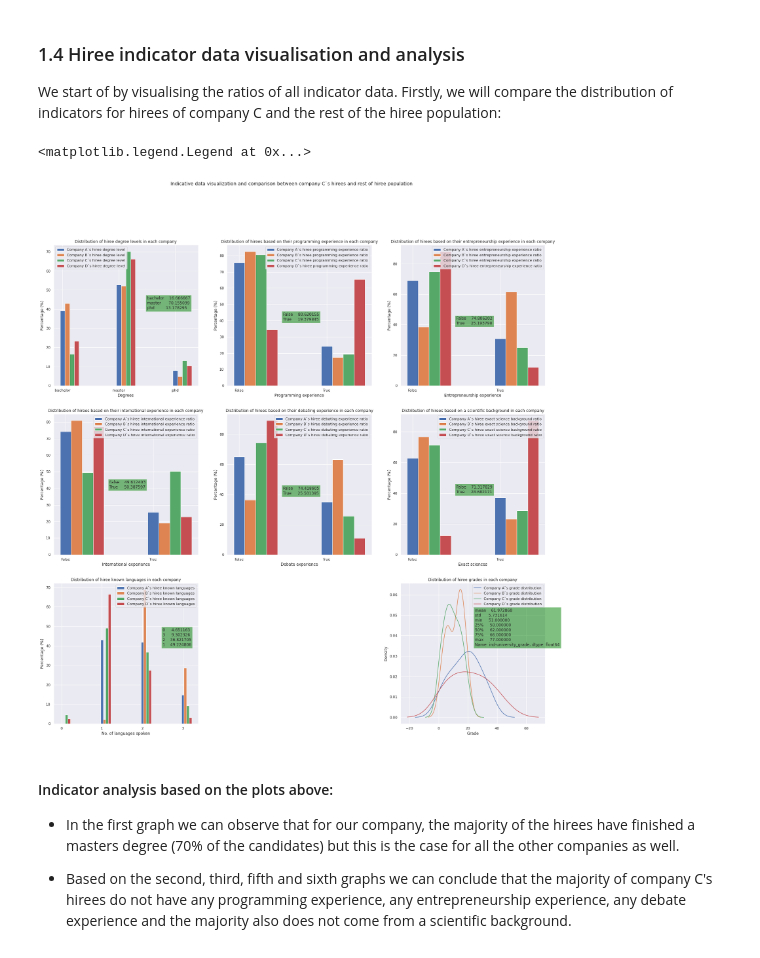
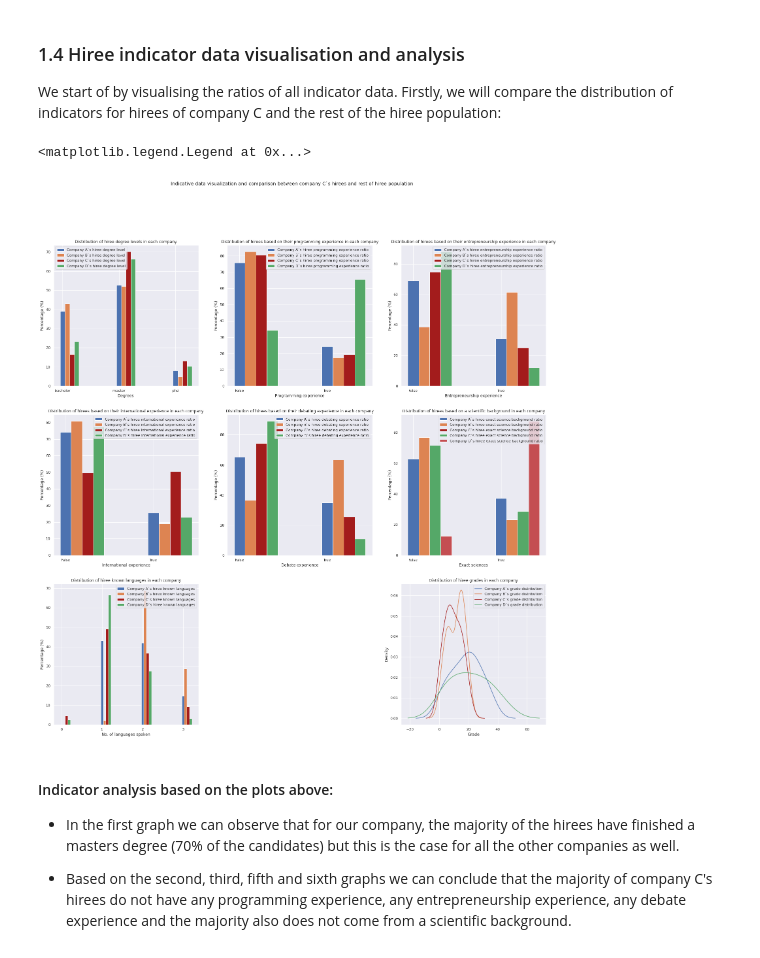
Before and after one commit to andrei-calin-dragomir/AdvisoryReportIDS, a Jupyter notebook: AdvisoryReport.ipynb, the cells around one changed output. Drawn from its saved outputs; the diff is of its cells as text; code cells hidden in the pictures.

```diff
--- a/AdvisoryReport.ipynb
+++ b/AdvisoryReport.ipynb
@@ -174,0 +112,17 @@ We start of by visualising the distribution of the descriptors (gender, age, nat
+# %%
+#Create data frame for the multichotomous features
+multichotomousFrame = pd.DataFrame(recruitmentData, columns=['ind-languages', 'age', 'sport', 'ind-university_grade',
+                                                             'gender', 'ind-degree', 'nationality',  'company'])
+multichotomousFrame.columns = ['SpokenLanguages', 'Age', 'Sports', 'GPA', 'Genders', 'Degrees', 'Nationalities', 'Companies']
+
+#Multichotomous features plotting
+fig, axs = plt.subplots(2,4)
+fig.set_figwidth(24)
+fig.set_figheight(9)
+
+for x in range(2):
+    for y in range(4):
+        column = multichotomousFrame.iloc[:, (x * 4 + y)]
+        axs[x, y].set_title('Distribution of ' + column.name)
+        axs[x, y].hist(column, bins = column.unique().size, align='mid', orientation='horizontal', color='#a31c1c')
+fig.suptitle('Plot 2: Multichotomous qualitiy distributions of all applicants', horizontalalignment='left')
@@ -332,8 +210,8 @@ XDegreeAxis = np.arange(numberOfGenders)
 for idx, x in enumerate(recruitmentData['company'].unique()):
     degreeColumn = recruitmentData.query("decision and company == '" + str(x) + "'")['ind-degree']
     normalizedDegreeCounts = degreeColumn.value_counts().sort_index().divide(degreeColumn.count()).multiply(100)
-    if (x == 'C'): axs[0, 0].text(1.5, 40, normalizedDegreeCounts.to_string(), bbox=dict(facecolor='green', alpha=0.5))
-    axs[0, 0].bar(XDegreeAxis + idx/(numberOfDegrees * 4), normalizedDegreeCounts, width= 1/(numberOfDegrees * 4), label='Company ' + str(x) + '`s hiree degree level')
+    if (x == 'C'): axs[0, 0].bar(XDegreeAxis + idx/(numberOfDegrees * 4), normalizedDegreeCounts, width= 1/(numberOfDegrees * 4), label='Company ' + str(x) + '`s hiree degree level',color='#a31c1c')
+    else: axs[0, 0].bar(XDegreeAxis + idx/(numberOfDegrees * 4), normalizedDegreeCounts, width= 1/(numberOfDegrees * 4), label='Company ' + str(x) + '`s hiree degree level')
 
 axs[0, 0].set_xticks(XDegreeAxis)
 axs[0, 0].set_xticklabels(recruitmentData['ind-degree'].sort_values().unique().tolist())
@@ -347,8 +225,8 @@ XBooleanAxis = np.arange(2)
 for idx, x in enumerate(recruitmentData['company'].unique()):
     progColumn = recruitmentData.query("decision and company == '" + str(x) + "'")['ind-programming_exp']
     normalizedProgCounts = progColumn.value_counts().sort_index().divide(progColumn.count()).multiply(100)
-    if (x == 'C'): axs[0, 1].text(0.5, 40, normalizedProgCounts.to_string(), bbox=dict(facecolor='green', alpha=0.5))
-    axs[0, 1].bar(XBooleanAxis + idx/8, normalizedProgCounts, width= 1/8, label='Company ' + str(x) + '`s hiree programming experience ratio')
+    if (x == 'C'): axs[0, 1].bar(XBooleanAxis + idx/8, normalizedProgCounts, width= 1/8, label='Company ' + str(x) + '`s hiree programming experience ratio',color='#a31c1c')
+    else: axs[0, 1].bar(XBooleanAxis + idx/8, normalizedProgCounts, width= 1/8, label='Company ' + str(x) + '`s hiree programming experience ratio')
 
 axs[0, 1].set_xticks(XBooleanAxis)
 axs[0, 1].set_xticklabels(recruitmentData['ind-programming_exp'].sort_values().unique().tolist())
@@ -361,8 +239,8 @@ axs[0, 1].legend()
 for idx, x in enumerate(recruitmentData['company'].unique()):
     entrepreneurColumn = recruitmentData.query("decision and company == '" + str(x) + "'")['ind-entrepeneur_exp']
     normalizedEntrCounts = entrepreneurColumn.value_counts().sort_index().divide(entrepreneurColumn.count()).multiply(100)
-    if (x == 'C'): axs[0, 2].text(0.5, 40, normalizedEntrCounts.to_string(), bbox=dict(facecolor='green', alpha=0.5))
-    axs[0, 2].bar(XBooleanAxis + idx/8, normalizedEntrCounts, width= 1/8, label='Company ' + str(x) + '`s hiree entrepreneurship experience ratio')
+    if (x == 'C'): axs[0, 2].bar(XBooleanAxis + idx/8, normalizedEntrCounts, width= 1/8, label='Company ' + str(x) + '`s hiree entrepreneurship experience ratio', color='#a31c1c')
+    else: axs[0, 2].bar(XBooleanAxis + idx/8, normalizedEntrCounts, width= 1/8, label='Company ' + str(x) + '`s hiree entrepreneurship experience ratio')
 
 axs[0, 2].set_xticks(XBooleanAxis)
 axs[0, 2].set_xticklabels(recruitmentData['ind-entrepeneur_exp'].sort_values().unique().tolist())
@@ -375,8 +253,8 @@ axs[0, 2].legend()
 for idx, x in enumerate(recruitmentData['company'].unique()):
     internationalColumn = recruitmentData.query("decision and company == '" + str(x) + "'")['ind-international_exp']
     normalizedInterCounts = internationalColumn.value_counts().sort_index().divide(internationalColumn.count()).multiply(100)
-    if (x == 'C'): axs[1, 0].text(0.5, 40, normalizedInterCounts.to_string(), bbox=dict(facecolor='green', alpha=0.5))
-    axs[1, 0].bar(XBooleanAxis + idx/8, normalizedInterCounts, width= 1/8, label='Company ' + str(x) + '`s hiree international experience ratio')
+    if (x == 'C'): axs[1, 0].bar(XBooleanAxis + idx/8, normalizedInterCounts, width= 1/8, label='Company ' + str(x) + '`s hiree international experience ratio', color='#a31c1c')
+    else: axs[1, 0].bar(XBooleanAxis + idx/8, normalizedInterCounts, width= 1/8, label='Company ' + str(x) + '`s hiree international experience ratio')
 
 axs[1, 0].set_xticks(XBooleanAxis)
 axs[1, 0].set_xticklabels(recruitmentData['ind-international_exp'].sort_values().unique().tolist())
@@ -389,8 +267,8 @@ axs[1, 0].legend()
 for idx, x in enumerate(recruitmentData['company'].unique()):
     debateColumn = recruitmentData.query("decision and company == '" + str(x) + "'")['ind-debateclub']
     normalizedDebateCounts = debateColumn.value_counts().sort_index().divide(debateColumn.count()).multiply(100)
-    if (x == 'C'): axs[1, 1].text(0.5, 40, normalizedDebateCounts.to_string(), bbox=dict(facecolor='green', alpha=0.5))
-    axs[1, 1].bar(XBooleanAxis + idx/8, normalizedDebateCounts, width= 1/8, label='Company ' + str(x) + '`s hiree debating experience ratio')
+    if (x == 'C'): axs[1, 1].bar(XBooleanAxis + idx/8, normalizedDebateCounts, width= 1/8, label='Company ' + str(x) + '`s hiree debating experience ratio', color='#a31c1c')
+    else: axs[1, 1].bar(XBooleanAxis + idx/8, normalizedDebateCounts, width= 1/8, label='Company ' + str(x) + '`s hiree debating experience ratio')
 
 axs[1, 1].set_xticks(XBooleanAxis)
 axs[1, 1].set_xticklabels(recruitmentData['ind-debateclub'].sort_values().unique().tolist())
@@ -403,7 +281,7 @@ axs[1, 1].legend()
 for idx, x in enumerate(recruitmentData['company'].unique()):
     debateColumn = recruitmentData.query("decision and company == '" + str(x) + "'")['ind-exact_study']
     normalizedDebateCounts = debateColumn.value_counts().sort_index().divide(debateColumn.count()).multiply(100)
-    if (x == 'C'): axs[1, 2].text(0.5, 40, normalizedDebateCounts.to_string(), bbox=dict(facecolor='green', alpha=0.5))
+    if (x == 'C'): axs[1, 2].bar(XBooleanAxis + idx/8, normalizedDebateCounts, width= 1/8, label='Company ' + str(x) + '`s hiree exact science background ratio', color='#a31c1c')
     axs[1, 2].bar(XBooleanAxis + idx/8, normalizedDebateCounts, width= 1/8, label='Company ' + str(x) + '`s hiree exact science background ratio')
 
 axs[1, 2].set_xticks(XBooleanAxis)
@@ -412,38 +290,38 @@ axs[1, 2].set_xlabel('Exact sciences')
 axs[1, 2].set_ylabel('Percentage (%)')
 axs[1, 2].set_title('Distribution of hirees based on a scientific background in each company')
 axs[1, 2].legend()
 
 #Seventh plot
 numberOfLanguages = recruitmentData['ind-languages'].unique().size
 XLanguagesAxis = np.arange(0,numberOfLanguages)
 for idx, x in enumerate(recruitmentData['company'].unique()):
     languageColumn = recruitmentData.query("decision and company == '" + str(x) + "'")['ind-languages']
     normalizedLanguageCounts = languageColumn.value_counts().sort_index().divide(languageColumn.count()).multiply(100)
     if(normalizedLanguageCounts.index[0] != 0): normalizedLanguageCounts = pd.Series([0]).append(normalizedLanguageCounts)
-    if (x == 'C'): axs[2, 0].text(2.5, 40, normalizedLanguageCounts.sort_values().to_string(), bbox=dict(facecolor='green', alpha=0.5))
-    axs[2, 0].bar(XLanguagesAxis + idx/(numberOfLanguages*4), normalizedLanguageCounts, width= 1/(numberOfLanguages * 4), label='Company ' + str(x) + '`s hiree known languages')
+    if (x == 'C'): axs[2, 0].bar(XLanguagesAxis + idx/(numberOfLanguages*4), normalizedLanguageCounts, width= 1/(numberOfLanguages * 4), label='Company ' + str(x) + '`s hiree known languages', color='#a31c1c')
+    else: axs[2, 0].bar(XLanguagesAxis + idx/(numberOfLanguages*4), normalizedLanguageCounts, width= 1/(numberOfLanguages * 4), label='Company ' + str(x) + '`s hiree known languages')
 
 axs[2, 0].set_xticks(XLanguagesAxis)
 axs[2, 0].set_xticklabels(recruitmentData['ind-languages'].sort_values().unique().tolist())
 axs[2, 0].set_xlabel('No. of languages spoken')
 axs[2, 0].set_ylabel('Percentage (%)')
 axs[2, 0].set_title('Distribution of hiree known languages in each company')
 axs[2, 0].legend()
 
 axs[2, 1].set_visible(False)
 
 #Eigth plot
 for idx, x in enumerate(recruitmentData['company'].unique()):
     gradeColumn = recruitmentData.query("decision and company == '" + str(x) + "'")['ind-university_grade']
-    if (x == 'C'): axs[2, 2].text(25, 0.035, str(gradeColumn.describe()[1:8]), bbox=dict(facecolor='green', alpha=0.5))
-    axs[2, 2] = gradeColumn.value_counts().plot(kind='density', label='Company ' + str(x) + '`s grade distribution')
+    if (x == 'C'): axs[2, 2] = gradeColumn.value_counts().plot(kind='density', label='Company ' + str(x) + '`s grade distribution', color='#a31c1c')
+    else: axs[2, 2] = gradeColumn.value_counts().plot(kind='density', label='Company ' + str(x) + '`s grade distribution')
 axs[2, 2].set_xlabel('Grade')
 axs[2, 2].set_ylabel('Density')
 axs[2, 2].set_title('Distribution of hiree grades in each company')
 axs[2, 2].legend()
 # %% [output]
 <matplotlib.legend.Legend at 0x...>
-[figure, old version]
+[figure, new version]
 # %% [markdown]
 #### Indicator analysis based on the plots above:
 
```
Also changed, not shown: parts of 21 cells of this notebook, 2 other files.
